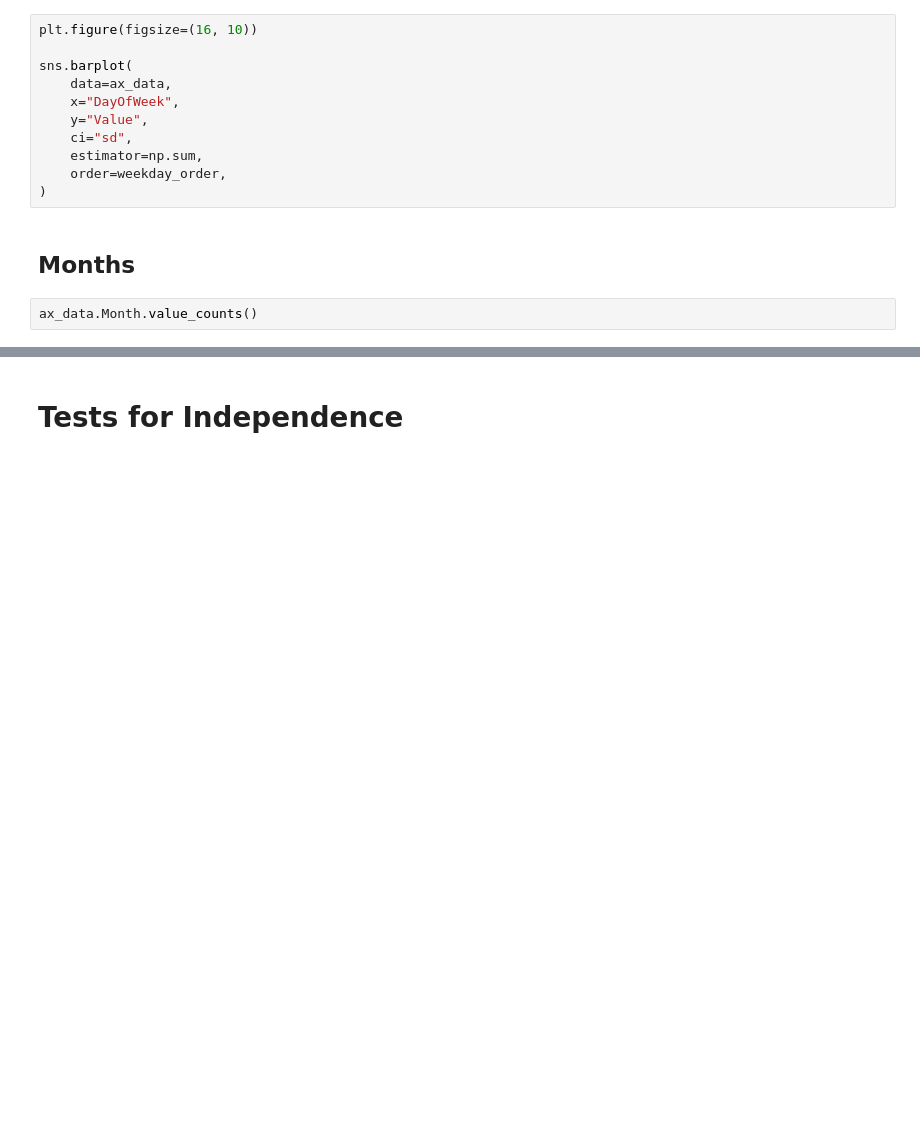
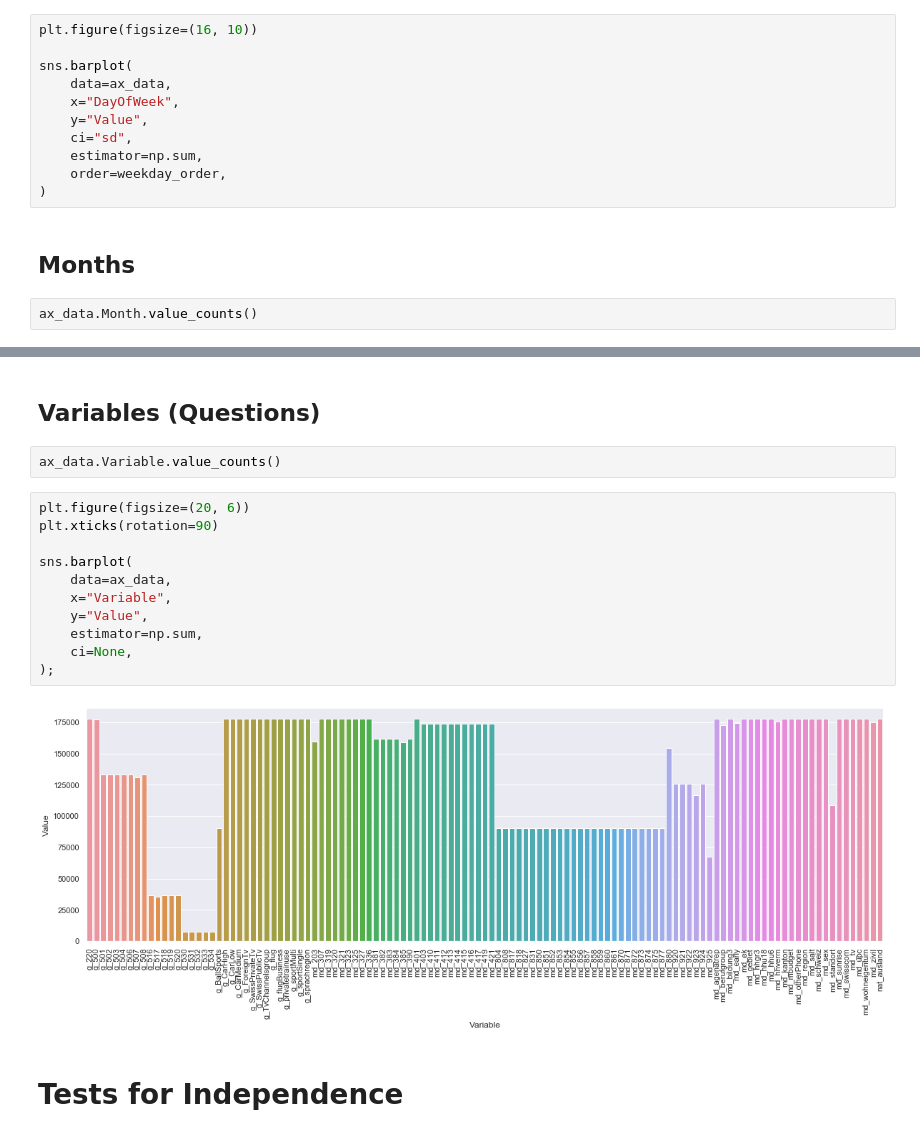
Before and after one commit to apgsga-stc/PredictiveAnalyticsPython, a Jupyter notebook: axinova/ax_explore_20190906.ipynb, the cells around one changed output, grey strips where cells are left out. Drawn from its saved outputs; the diff is of its cells as text; blank space fills up the shorter version.

```diff
--- a/axinova/ax_explore_20190906.ipynb
+++ b/axinova/ax_explore_20190906.ipynb
@@ -310,3 +340,20 @@ sns.barplot(
+# %% [markdown]
+## Variables (Questions)
+# %%
+ax_data.Variable.value_counts()
+# %%
+plt.figure(figsize=(20, 6))
+plt.xticks(rotation=90)
+
+sns.barplot(
+    data=ax_data,
+    x="Variable",
+    y="Value",
+    estimator=np.sum,
+    ci=None,
+);
+# %% [output]
+[figure, added]
 # %% [markdown]
 # Tests for Independence
 # %%
```
Also changed, not shown: parts of 19 cells of this notebook.
